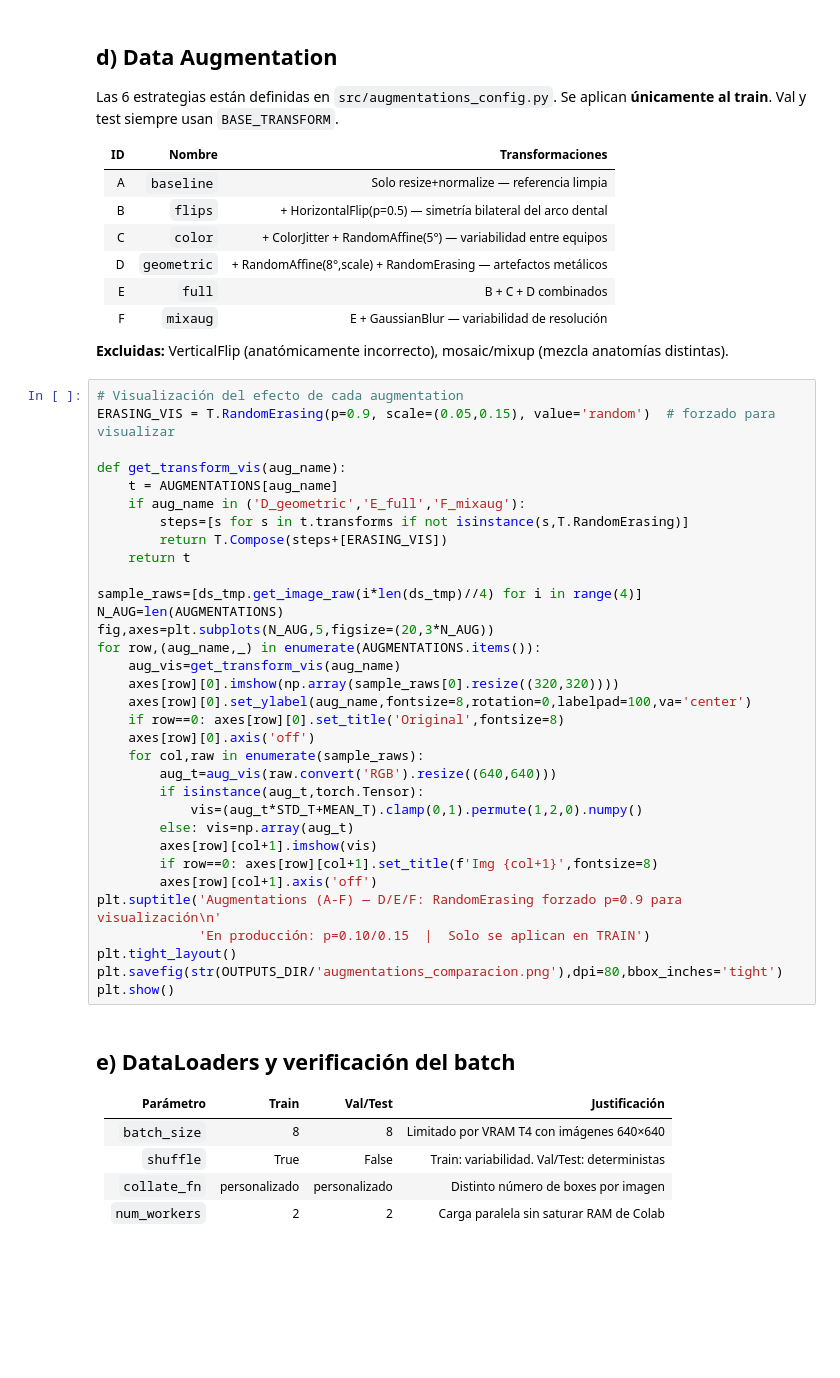
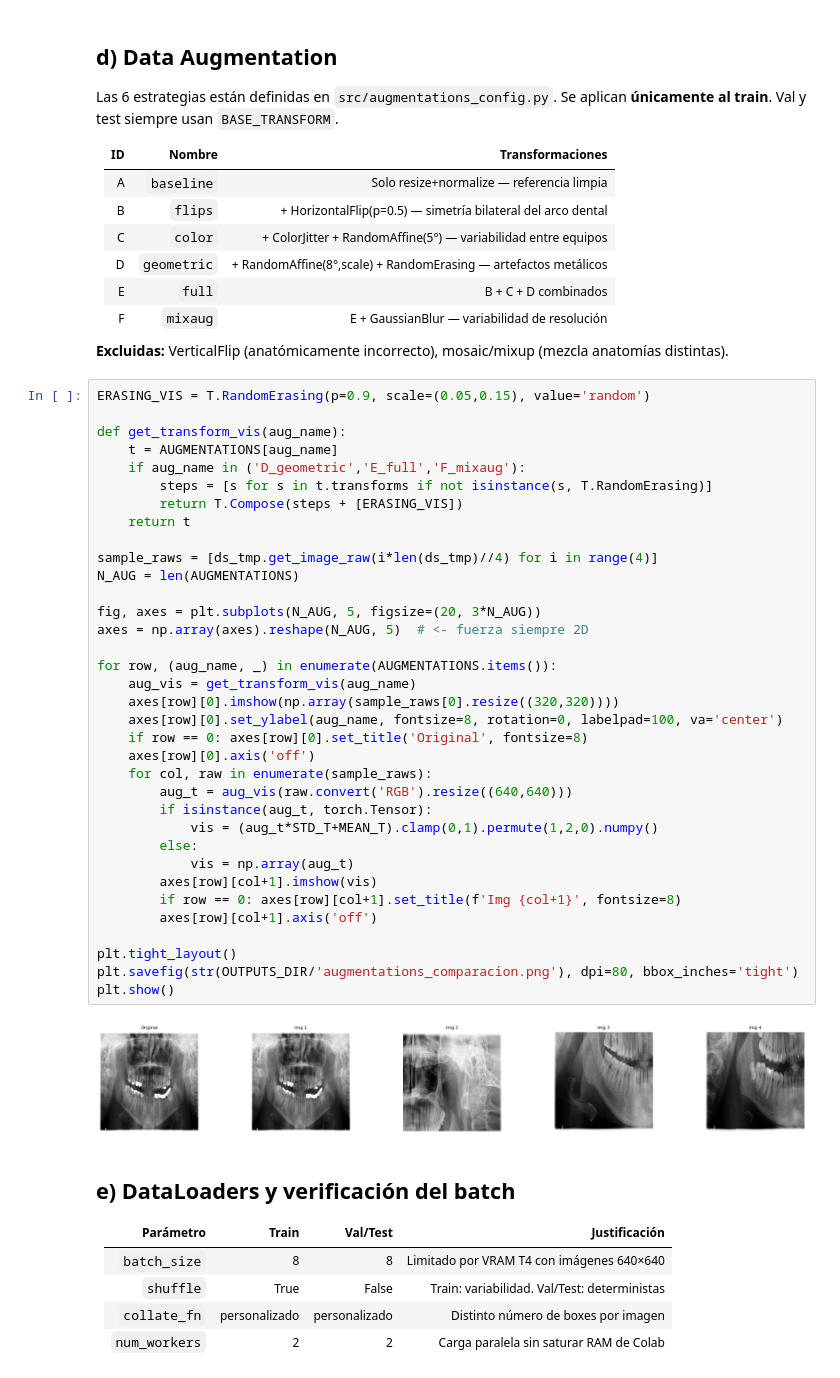
Before and after one commit to JulianOliveraBalls/wisdomscan, a Jupyter notebook: dev/01_dataset_preparation.ipynb, the cells around one changed output. Cells and saved outputs as stored; diff of their text form; blank space fills up the shorter version.

```diff
--- a/dev/01_dataset_preparation.ipynb
+++ b/dev/01_dataset_preparation.ipynb
@@ -476,38 +559,42 @@ Se aplican **únicamente al train**. Val y test siempre usan `BASE_TRANSFORM`.
 
 **Excluidas:** VerticalFlip (anatómicamente incorrecto), mosaic/mixup (mezcla anatomías distintas).
 # %%
-# Visualización del efecto de cada augmentation
-ERASING_VIS = T.RandomErasing(p=0.9, scale=(0.05,0.15), value='random')  # forzado para visualizar
+ERASING_VIS = T.RandomErasing(p=0.9, scale=(0.05,0.15), value='random')
 
 def get_transform_vis(aug_name):
     t = AUGMENTATIONS[aug_name]
     if aug_name in ('D_geometric','E_full','F_mixaug'):
-        steps=[s for s in t.transforms if not isinstance(s,T.RandomErasing)]
-        return T.Compose(steps+[ERASING_VIS])
+        steps = [s for s in t.transforms if not isinstance(s, T.RandomErasing)]
+        return T.Compose(steps + [ERASING_VIS])
     return t
 
-sample_raws=[ds_tmp.get_image_raw(i*len(ds_tmp)//4) for i in range(4)]
-N_AUG=len(AUGMENTATIONS)
-fig,axes=plt.subplots(N_AUG,5,figsize=(20,3*N_AUG))
-for row,(aug_name,_) in enumerate(AUGMENTATIONS.items()):
-    aug_vis=get_transform_vis(aug_name)
+sample_raws = [ds_tmp.get_image_raw(i*len(ds_tmp)//4) for i in range(4)]
+N_AUG = len(AUGMENTATIONS)
+
+fig, axes = plt.subplots(N_AUG, 5, figsize=(20, 3*N_AUG))
+axes = np.array(axes).reshape(N_AUG, 5)  # <- fuerza siempre 2D
+
+for row, (aug_name, _) in enumerate(AUGMENTATIONS.items()):
+    aug_vis = get_transform_vis(aug_name)
     axes[row][0].imshow(np.array(sample_raws[0].resize((320,320))))
-    axes[row][0].set_ylabel(aug_name,fontsize=8,rotation=0,labelpad=100,va='center')
-    if row==0: axes[row][0].set_title('Original',fontsize=8)
+    axes[row][0].set_ylabel(aug_name, fontsize=8, rotation=0, labelpad=100, va='center')
+    if row == 0: axes[row][0].set_title('Original', fontsize=8)
     axes[row][0].axis('off')
-    for col,raw in enumerate(sample_raws):
-        aug_t=aug_vis(raw.convert('RGB').resize((640,640)))
-        if isinstance(aug_t,torch.Tensor):
-            vis=(aug_t*STD_T+MEAN_T).clamp(0,1).permute(1,2,0).numpy()
-        else: vis=np.array(aug_t)
+    for col, raw in enumerate(sample_raws):
+        aug_t = aug_vis(raw.convert('RGB').resize((640,640)))
+        if isinstance(aug_t, torch.Tensor):
+            vis = (aug_t*STD_T+MEAN_T).clamp(0,1).permute(1,2,0).numpy()
+        else:
+            vis = np.array(aug_t)
         axes[row][col+1].imshow(vis)
-        if row==0: axes[row][col+1].set_title(f'Img {col+1}',fontsize=8)
+        if row == 0: axes[row][col+1].set_title(f'Img {col+1}', fontsize=8)
         axes[row][col+1].axis('off')
-plt.suptitle('Augmentations (A-F) — D/E/F: RandomErasing forzado p=0.9 para visualización\n'
-             'En producción: p=0.10/0.15  |  Solo se aplican en TRAIN')
+
 plt.tight_layout()
-plt.savefig(str(OUTPUTS_DIR/'augmentations_comparacion.png'),dpi=80,bbox_inches='tight')
+plt.savefig(str(OUTPUTS_DIR/'augmentations_comparacion.png'), dpi=80, bbox_inches='tight')
 plt.show()
+# %% [output]
+[figure, added]
 # %% [markdown]
 ## e) DataLoaders y verificación del batch
 
```
Also changed, not shown: parts of 7 cells of this notebook, 3 other files.
